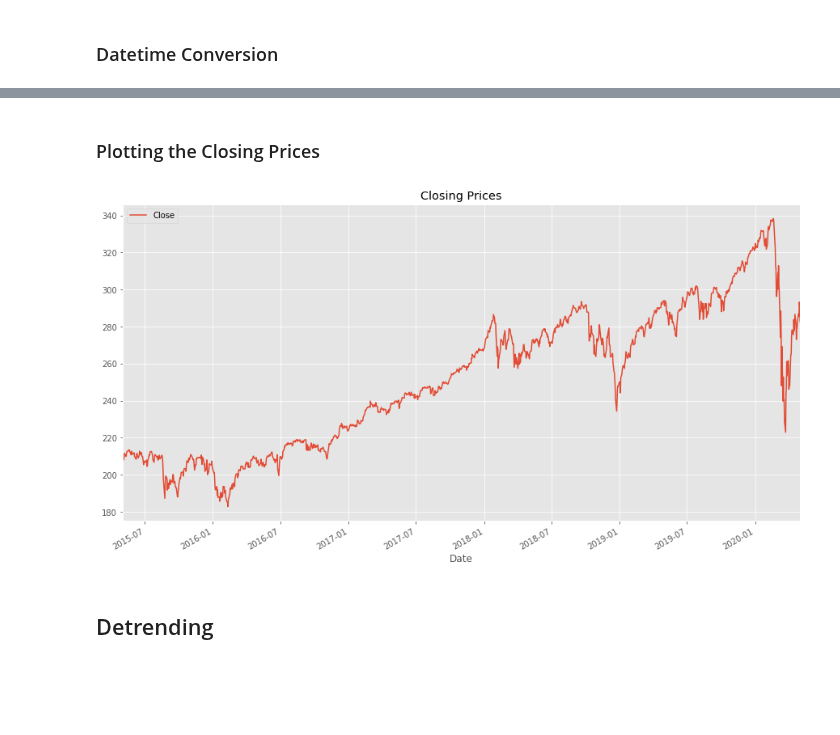
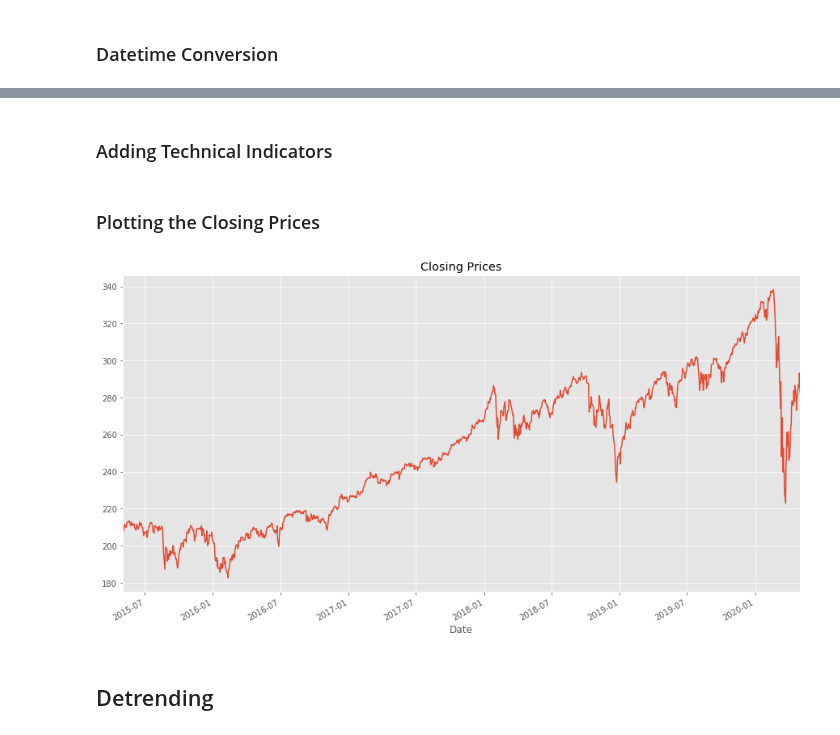
Before and after one commit to marcosan93/Price-Forecaster, a Jupyter notebook: VARMAX-Potential New Machine Learning Model.ipynb, the cells around one changed output, grey strips where cells are left out. Cells and saved outputs as stored; diff of their text form; code cells hidden in the pictures; blank space fills up the shorter version.

Commit message:
added technical indicators

```diff
--- a/VARMAX-Potential New Machine Learning Model.ipynb
+++ b/VARMAX-Potential New Machine Learning Model.ipynb
@@ -56,4 +54,0 @@ df.dropna(inplace=True)
-# %%
-df = df[['Close']]
-
-df
@@ -80,9 +55,17 @@ df
+# %% [markdown]
+### Adding Technical Indicators
+# %%
+# Adding all the indicators
+df = ta.add_all_ta_features(df, open="Open", high="High", low="Low", close="Close", volume="Volume", fillna=True)
+
+# Dropping everything else besides 'Close' and the Indicators
+df.drop(['Open', 'High', 'Low', 'Adj Close', 'Volume'], axis=1, inplace=True)
 # %% [markdown]
 ### Plotting the Closing Prices
 # %%
-df.plot(figsize=(15,8), title='Closing Prices');
+df.Close.plot(figsize=(15,8), title='Closing Prices');
 # %% [output]
-[figure, old version]
+[figure, new version]
 # %% [markdown]
 ## Detrending
 # %% [markdown]
```
Also changed, not shown: parts of 5 cells of this notebook.
